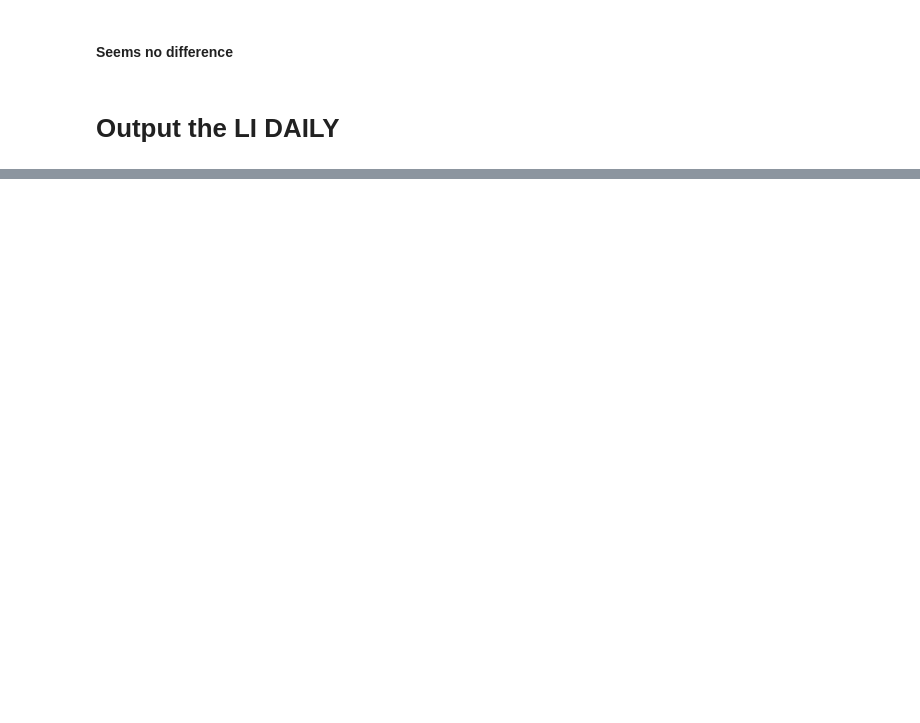
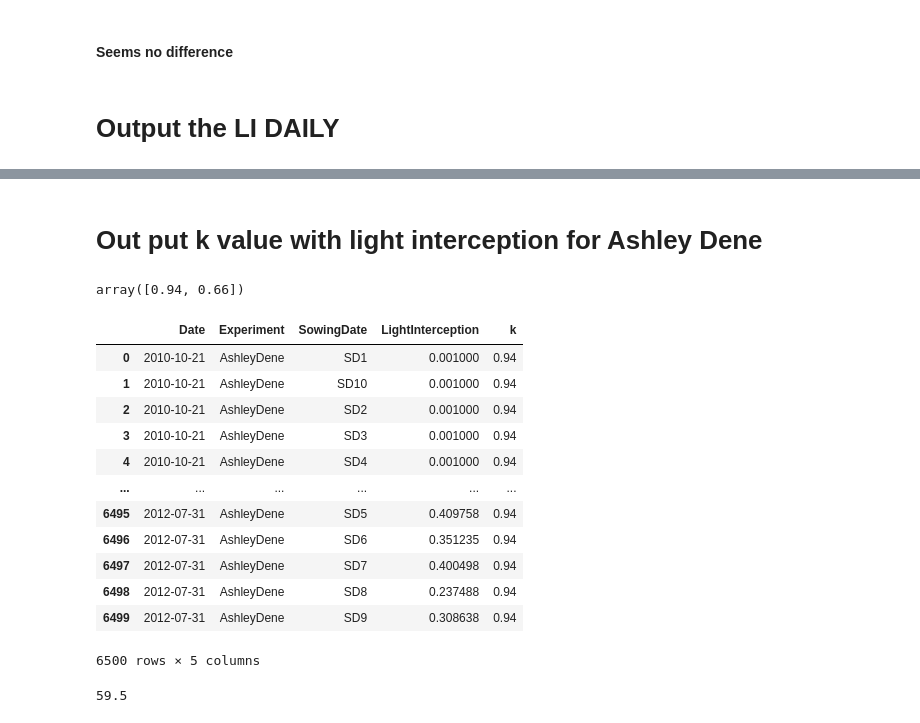
Before and after one commit to frank0434/Master, a Jupyter notebook: SetUpCoverDataForSlurp.ipynb, the cells around one changed output, grey strips where cells are left out. Saved outputs shown, nothing was run; the diff lists cells and outputs as text; code cells hidden in the pictures; blank space fills up the shorter version.

```diff
--- a/SetUpCoverDataForSlurp.ipynb
+++ b/SetUpCoverDataForSlurp.ipynb
@@ -458,5 +887,5 @@ LIGroupedMeanADForced.columns
 # %%
 CoverDF = LIGroupedMeanADForced.drop('AccumTT', axis=1, level=0).stack([0,1]).reset_index()
 # %%
-CoverDF.columns = ['Clock.Today', 'Experiment', 'SowingDate', 'SD']
+CoverDF.columns = ['Date', 'Experiment', 'SowingDate', 'LightInterception']
 CoverDF
@@ -484 +927,30 @@ for i in SDs:
                                                  index = False)
+# %% [markdown]
+# Out put k value with light interception for Ashley Dene
+# %%
+CoverDF.k.unique()
+# %% [output]
+array([0.94, 0.66])
+# %%
+# Add the k for all
+CoverDF['k'] = 0.94
+# Replace the k for the summur crop in Ashley Dene
+CoverDF.loc[(CoverDF['Date'] > '2011-11-30')
+               & (CoverDF['Date'] < '2012-03-01')
+               & (CoverDF['Experiment'] == 'AshleyDene'), 'k'] = 0.66
+# %%
+CoverDF
+# %% [output]
+|  | Date | Experiment | SowingDate | LightInterception | k |
+| 0 | 2010-10-21 | AshleyDene | SD1 | 0.001000 | 0.94 |
+| 1 | 2010-10-21 | AshleyDene | SD10 | 0.001000 | 0.94 |
+| 2 | 2010-10-21 | AshleyDene | SD2 | 0.001000 | 0.94 |
+| 3 | 2010-10-21 | AshleyDene | SD3 | 0.001000 | 0.94 |
+| 4 | 2010-10-21 | AshleyDene | SD4 | 0.001000 | 0.94 |
+| ... | ... | ... | ... | ... | ... |
+| 6495 | 2012-07-31 | AshleyDene | SD5 | 0.409758 | 0.94 |
+| 6496 | 2012-07-31 | AshleyDene | SD6 | 0.351235 | 0.94 |
+| 6497 | 2012-07-31 | AshleyDene | SD7 | 0.400498 | 0.94 |
+| 6498 | 2012-07-31 | AshleyDene | SD8 | 0.237488 | 0.94 |
+| 6499 | 2012-07-31 | AshleyDene | SD9 | 0.308638 | 0.94 |
+6500 rows × 5 columns
@@ -484,0 +963,5 @@ for i in SDs:
+# %%
+LAI_Height.loc[LAI_Height['Experiment'] == 'AshleyDene', 'Height'].max()
+LAI_Height.loc[LAI_Height['Experiment'] != 'AshleyDene', 'Height'].max()
+# %% [output]
+59.5
```
Also changed, not shown: parts of 46 cells of this notebook, 2 other files.
